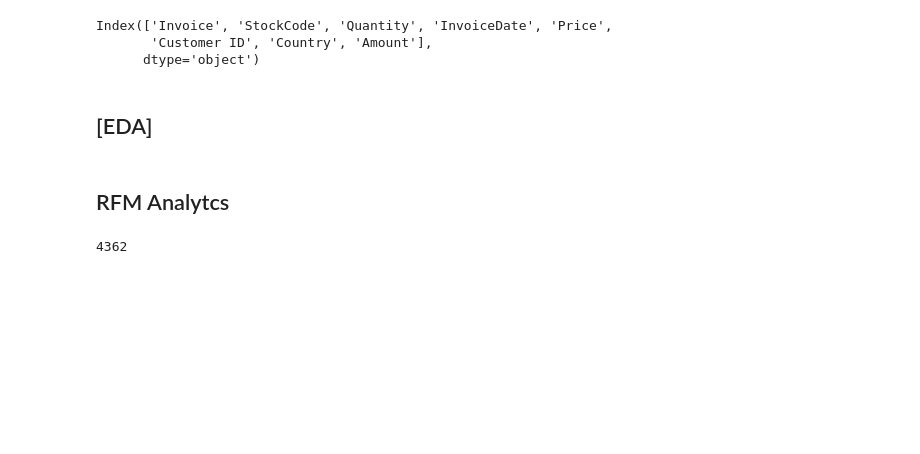
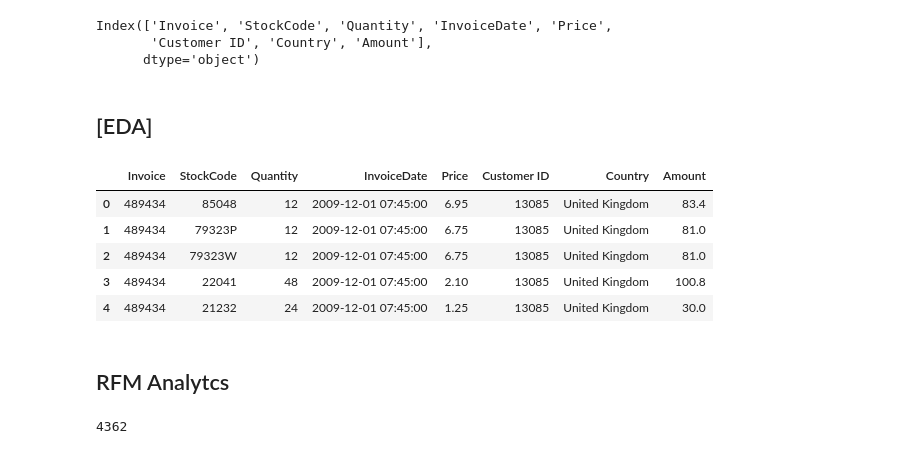
Before and after one commit to wander-asb/Customer_Segmentation, a Jupyter notebook: Segmentação_de_consumidores.ipynb, the cells around one changed output. Drawn from its saved outputs; the diff is of its cells as text; code cells hidden in the pictures; blank space fills up the shorter version.

```diff
--- a/Segmentação_de_consumidores.ipynb
+++ b/Segmentação_de_consumidores.ipynb
@@ -86,6 +86,15 @@ Index(['Invoice', 'StockCode', 'Quantity', 'InvoiceDate', 'Price',
       dtype='object')
 # %% [markdown]
 ## [EDA]
+# %%
+df_segmentacao.head()
+# %% [output]
+|  | Invoice | StockCode | Quantity | InvoiceDate | Price | Customer ID | Country | Amount |
+| 0 | 489434 | 85048 | 12 | 2009-12-01 07:45:00 | 6.95 | 13085 | United Kingdom | 83.4 |
+| 1 | 489434 | 79323P | 12 | 2009-12-01 07:45:00 | 6.75 | 13085 | United Kingdom | 81.0 |
+| 2 | 489434 | 79323W | 12 | 2009-12-01 07:45:00 | 6.75 | 13085 | United Kingdom | 81.0 |
+| 3 | 489434 | 22041 | 48 | 2009-12-01 07:45:00 | 2.10 | 13085 | United Kingdom | 100.8 |
+| 4 | 489434 | 21232 | 24 | 2009-12-01 07:45:00 | 1.25 | 13085 | United Kingdom | 30.0 |
 # %%
 #Indicadores
 ### Análise de cohort
```
Also changed, not shown: parts of 5 cells of this notebook.
